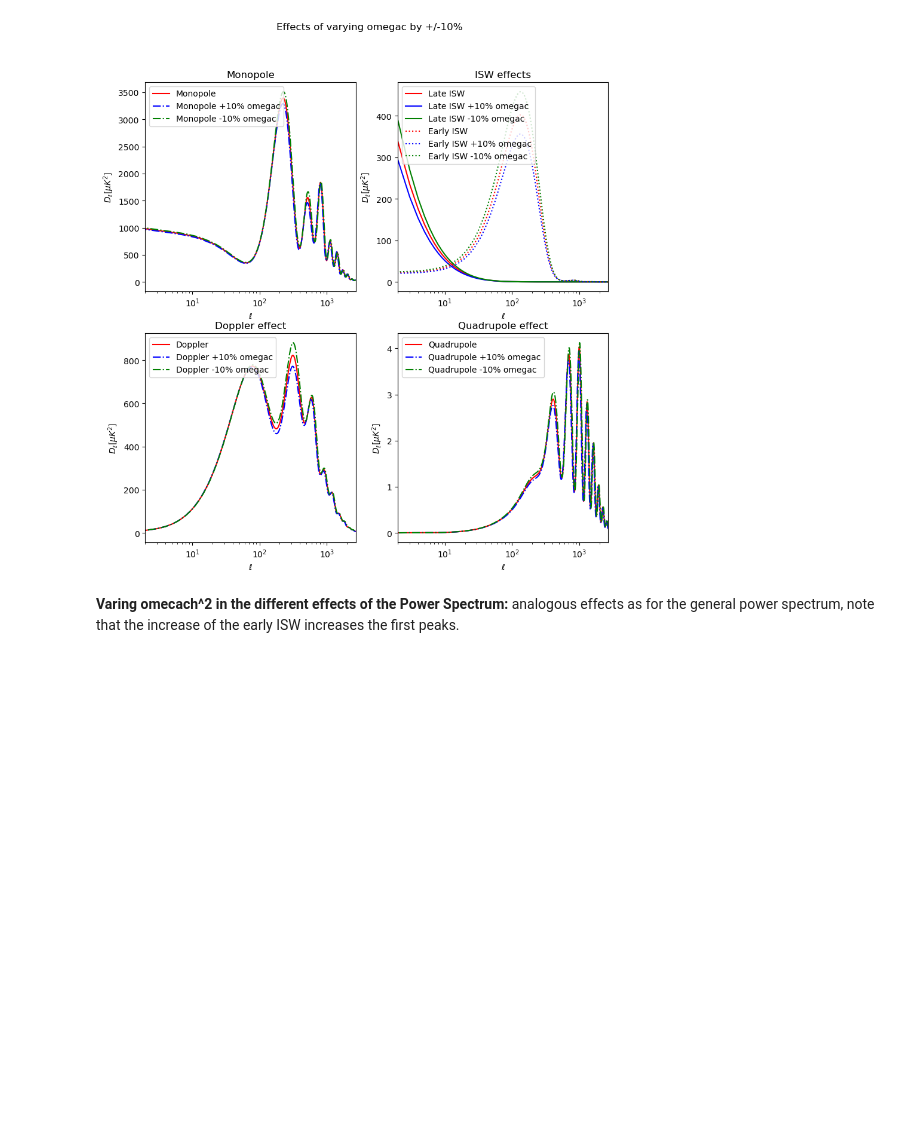
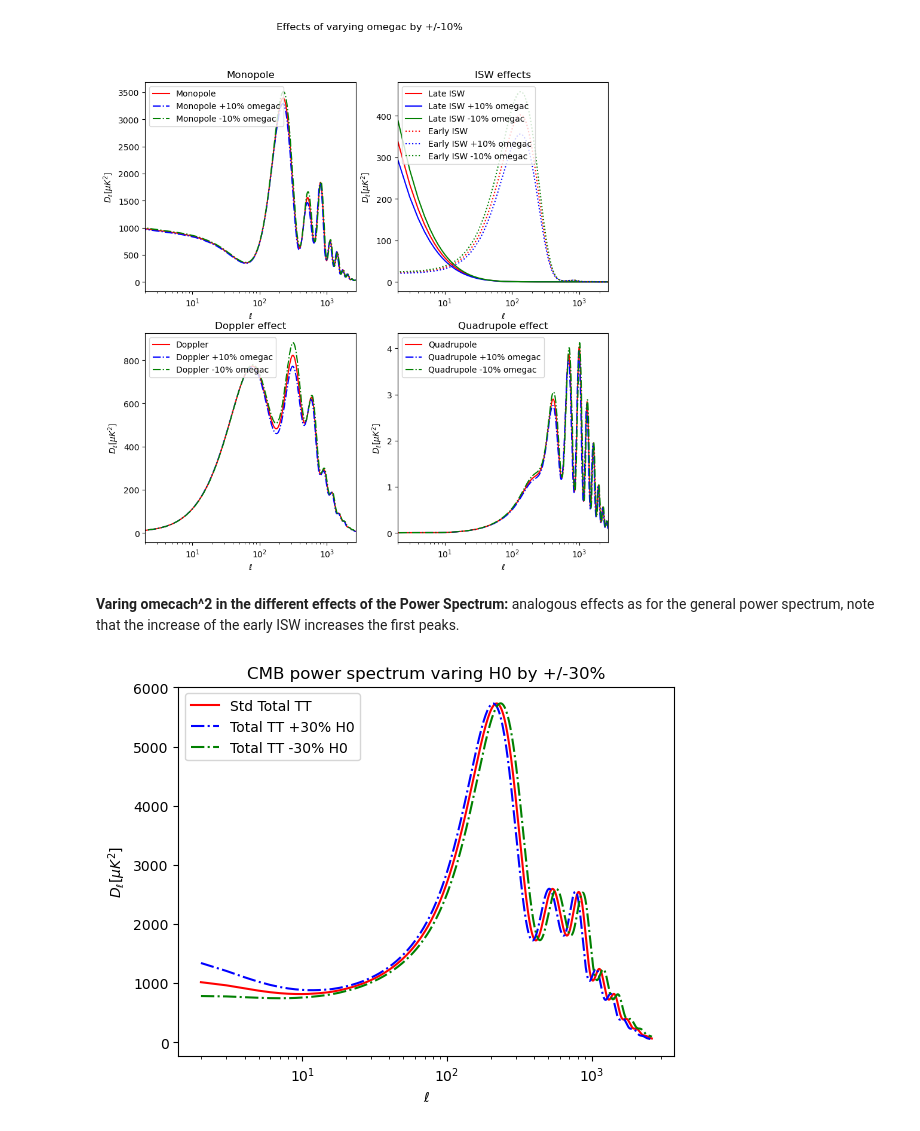
Before and after one commit to GenovaCosmology/AstroCosmoComputational, a Jupyter notebook: Students/Gabriele_Russo/CosmicStructures/Week6/ex1.ipynb, the cells around one changed output. Saved outputs shown, nothing was run; the diff lists cells and outputs as text; code cells hidden in the pictures; blank space fills up the shorter version.

```diff
--- a/Students/Gabriele_Russo/CosmicStructures/Week6/ex1.ipynb
+++ b/Students/Gabriele_Russo/CosmicStructures/Week6/ex1.ipynb
@@ -668,3 +668,36 @@ plt.show()
 [figure]
 # %% [markdown]
 **Varing omecach^2 in the different effects of the Power Spectrum:** analogous effects as for the general power spectrum, note that the increase of the early ISW increases the first peaks.
+# %%
+# Varing H0 by +/-30%
+H0_pars_plus  = camb.read_ini('https://raw.githubusercontent.com/cmbant/CAMB/master/inifiles/planck_2018.ini')
+H0_pars_minus = camb.read_ini('https://raw.githubusercontent.com/cmbant/CAMB/master/inifiles/planck_2018.ini')
+
+H0_pars_plus.H0 *= 130./100.
+H0_pars_minus.H0 *= 70./100.
+
+# Calculate results for these parameters
+H0_results_plus = camb.get_results(H0_pars_plus)
+H0_results_minus = camb.get_results(H0_pars_minus)
+
+# Computing the CMB temperature power spectrum for the modified parameters
+H0_powers_plus = H0_results_plus.get_cmb_power_spectra(H0_pars_plus, CMB_unit='muK')
+H0_powers_minus = H0_results_minus.get_cmb_power_spectra(H0_pars_minus, CMB_unit='muK')
+
+# Get the total CMB power spectrum
+H0_totCL_plus = H0_powers_plus['total']
+H0_totCL_minus = H0_powers_minus['total']
+
+# Plot the CMB power spectrum
+plt.figure()
+plt.plot(ells[2:],std_totCL[2:,0], color='r', label='Std Total TT') # Taking from l=2 since l=0,1 are not physical
+plt.plot(ells[2:],H0_totCL_plus[2:,0], color='b',ls = '-.',label='Total TT +30% H0')
+plt.plot(ells[2:],H0_totCL_minus[2:,0], color='g',ls = '-.',label='Total TT -30% H0')
+plt.legend()
+plt.xlabel(r'$\ell$')
+plt.xscale('log')
+plt.ylabel(r'$D_{\ell} [\mu K^2]$')
+plt.title('CMB power spectrum varing H0 by +/-30%')
+plt.show()
+# %% [output]
+[figure, added]
```
Also changed, not shown: parts of 8 cells of this notebook.
